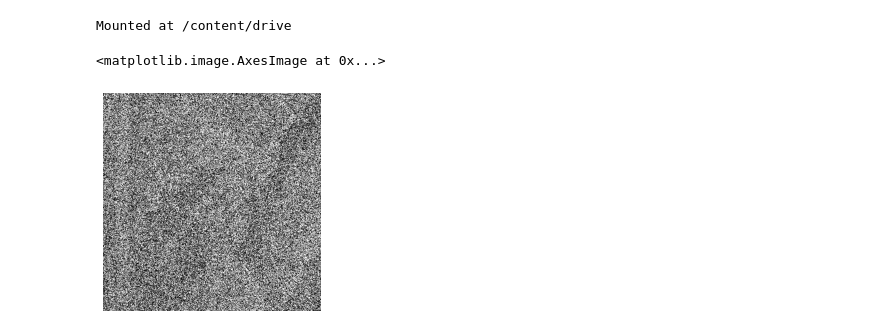
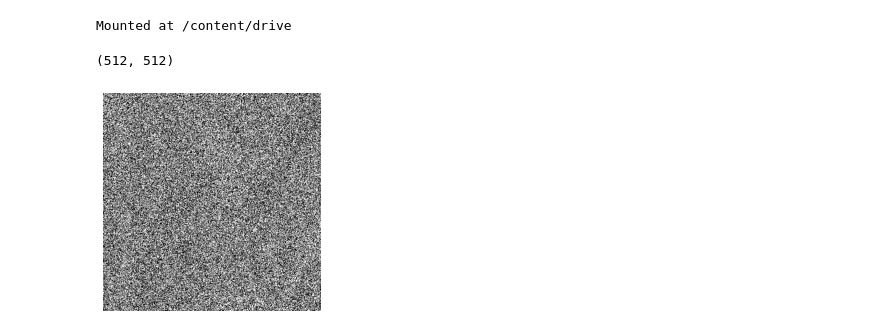
Before and after one commit to tdr999/04-ELECTRONICA-M-A1-S1-CV1F-SIVA-2022, a Jupyter notebook: SareSiPiper.ipynb, the cells around one changed output. Saved outputs shown, nothing was run; the diff lists cells and outputs as text; code cells hidden in the pictures.

```diff
--- a/SareSiPiper.ipynb
+++ b/SareSiPiper.ipynb
@@ -36,10 +34,11 @@ drive.mount('/content/drive')
 # %% [output]
 Mounted at /content/drive
 # %%
-image = cv2.imread('/content/drive/MyDrive/fac/Laborator/2021/Lenna_(test_image).png',0) # Only for grayscale image
-noise_img = sp_noise(image,0.4)
+image = cv2.imread('/lenna.png',0) # Only for grayscale image
+noise_img = sp_noise(image,0.45)
 plt.axis("off")
 plt.imshow(noise_img,cmap='gray')
+print(noise_img.shape)
 # %% [output]
-<matplotlib.image.AxesImage at 0x...>
+(512, 512)
-[figure, old version]
+[figure, new version]
```
Also changed, not shown: parts of 7 cells of this notebook.
